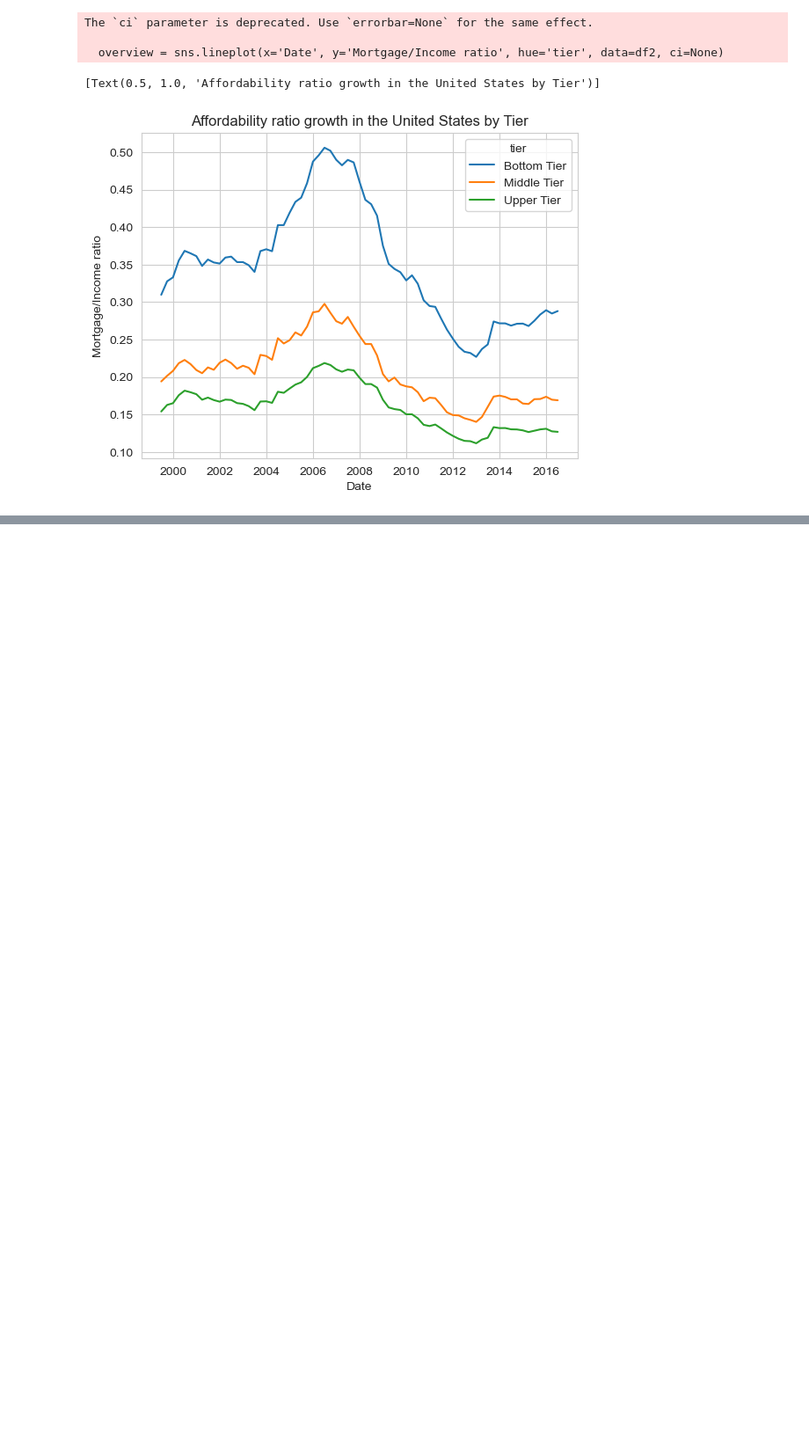
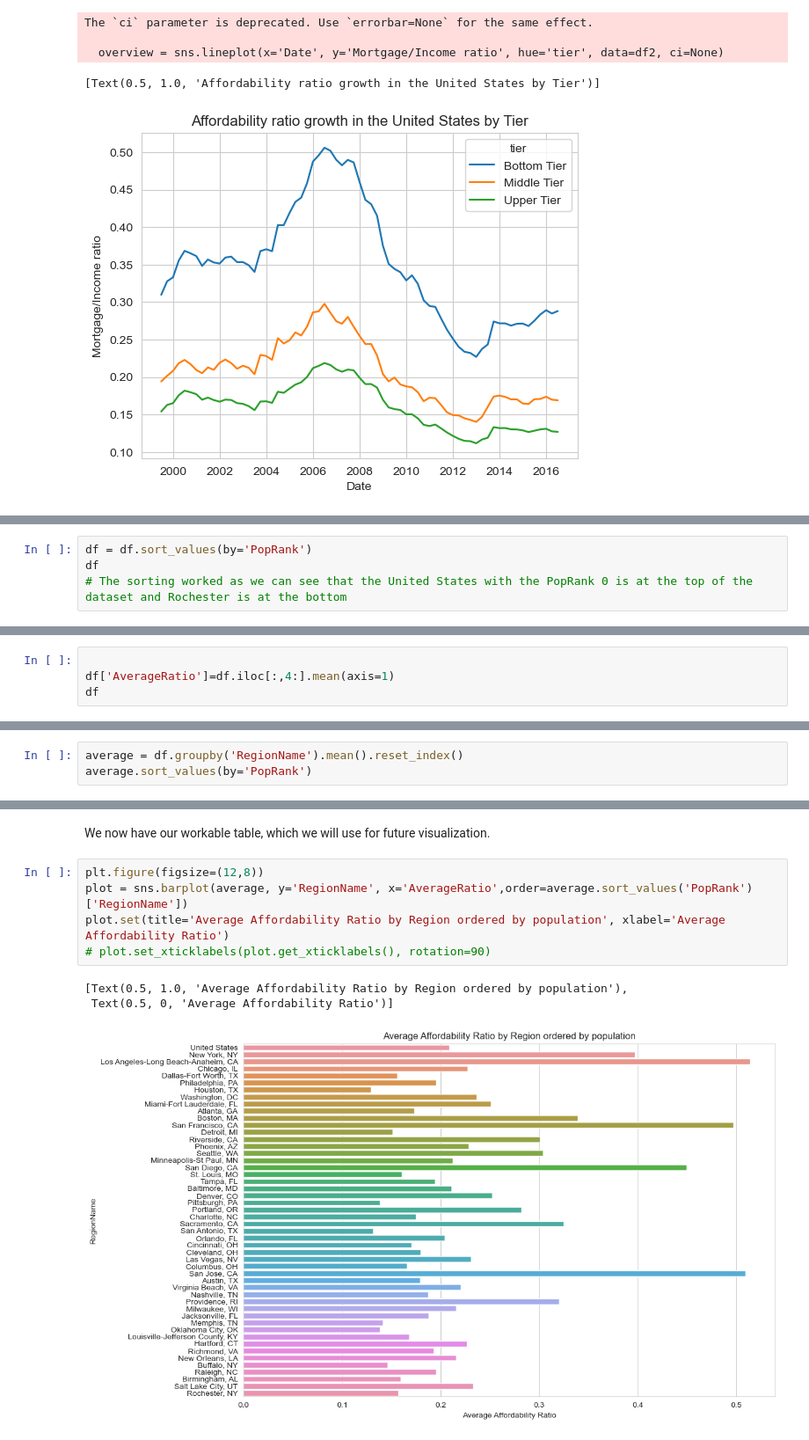
Before and after one commit to ubco-W2022T2-data301/project-group-therealgroup30, a Jupyter notebook: analysis/analysisAlrick.ipynb, the cells around one changed output, grey strips where cells are left out. Shown at 88% size. Saved outputs shown, nothing was run; the diff lists cells and outputs as text; blank space fills up the shorter version.

```diff
--- a/analysis/analysisAlrick.ipynb
+++ b/analysis/analysisAlrick.ipynb
@@ -53,0 +78,4 @@ The `ci` parameter is deprecated. Use `errorbar=None` for the same effect.
+# %%
+df = df.sort_values(by='PopRank')
+df
+# The sorting worked as we can see that the United States with the PopRank 0 is at the top of the dataset and Rochester is at the bottom
@@ -53,0 +98,4 @@ The `ci` parameter is deprecated. Use `errorbar=None` for the same effect.
+# %%
+
+df['AverageRatio']=df.iloc[:,4:].mean(axis=1)
+df
@@ -53,0 +116,3 @@ The `ci` parameter is deprecated. Use `errorbar=None` for the same effect.
+# %%
+average = df.groupby('RegionName').mean().reset_index()
+average.sort_values(by='PopRank')
@@ -53,0 +138,11 @@ The `ci` parameter is deprecated. Use `errorbar=None` for the same effect.
+# %% [markdown]
+We now have our workable table, which we will use for future visualization.
+# %%
+plt.figure(figsize=(12,8))
+plot = sns.barplot(average, y='RegionName', x='AverageRatio',order=average.sort_values('PopRank')['RegionName'])
+plot.set(title='Average Affordability Ratio by Region ordered by population', xlabel='Average Affordability Ratio')
+# plot.set_xticklabels(plot.get_xticklabels(), rotation=90)
+# %% [output]
+[Text(0.5, 1.0, 'Average Affordability Ratio by Region ordered by population'),
+ Text(0.5, 0, 'Average Affordability Ratio')]
+[figure, added]
```
Also changed, not shown: parts of 17 cells of this notebook.
